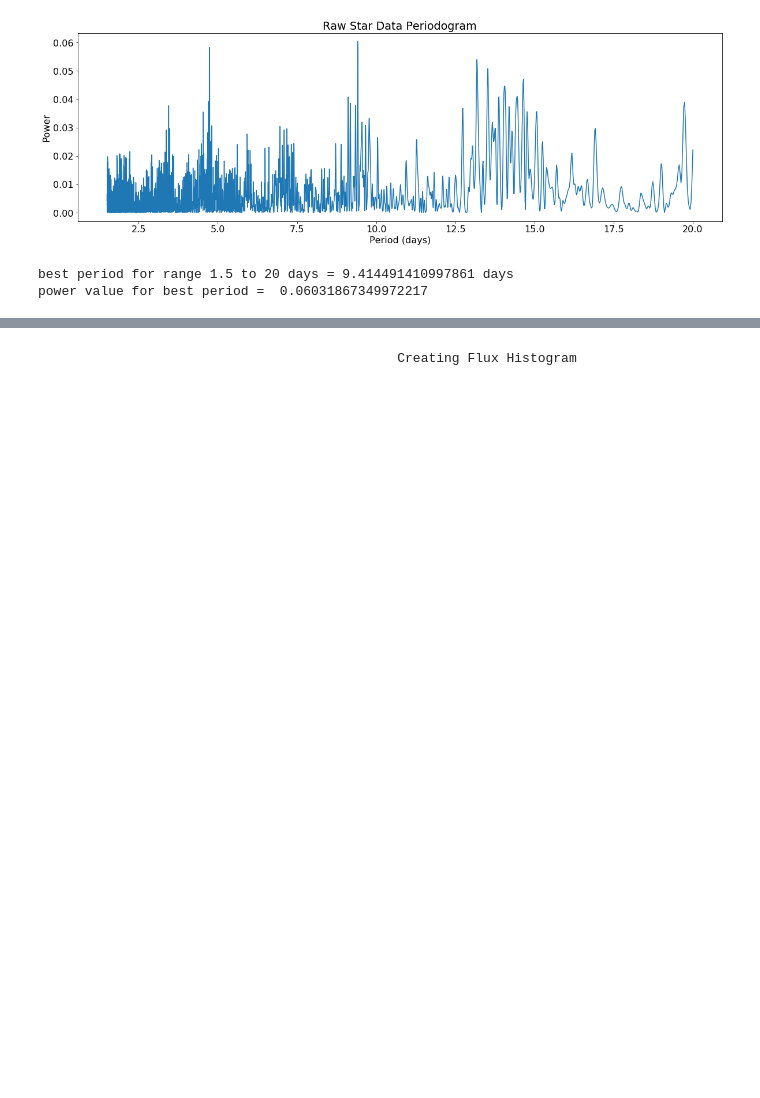
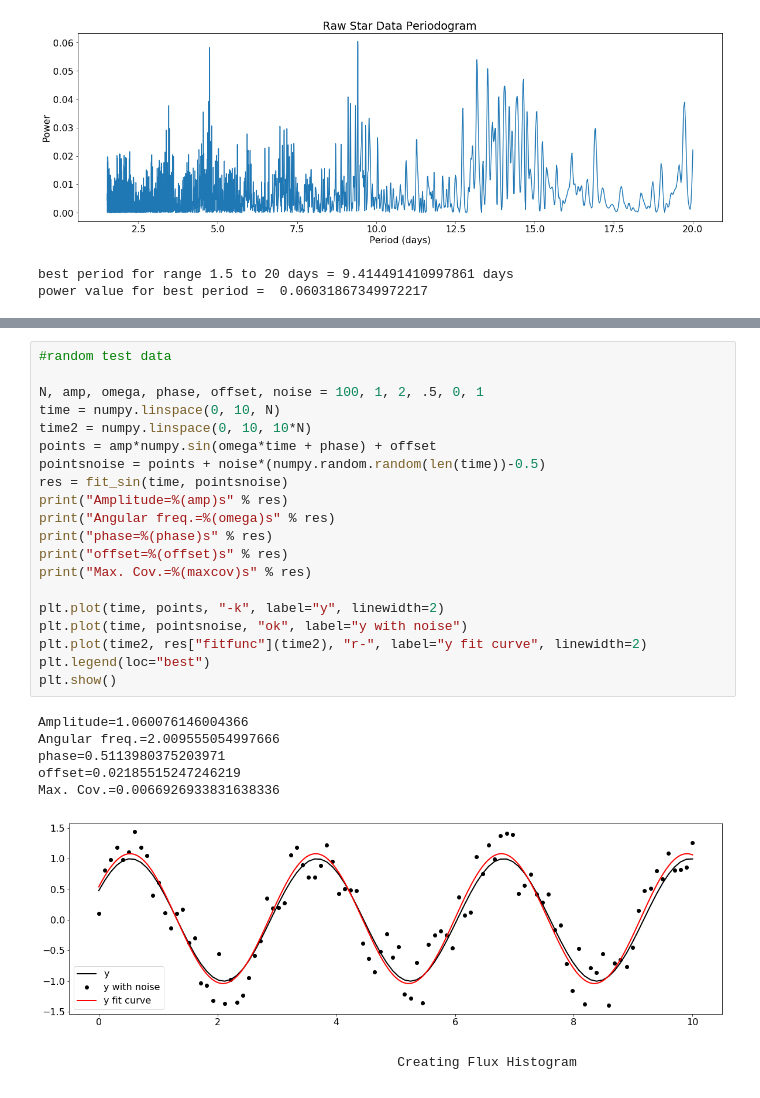
Before and after one commit to joshuapepper/kelt_halo, a Jupyter notebook: old fnAql.ipynb, the cells around one changed output, grey strips where cells are left out. Cells and saved outputs as stored; diff of their text form; blank space fills up the shorter version.

```diff
--- a/old fnAql.ipynb
+++ b/old fnAql.ipynb
@@ -812,3 +796,30 @@ print(full_table)
+# %%
+#random test data
+
+N, amp, omega, phase, offset, noise = 100, 1, 2, .5, 0, 1
+time = numpy.linspace(0, 10, N)
+time2 = numpy.linspace(0, 10, 10*N)
+points = amp*numpy.sin(omega*time + phase) + offset
+pointsnoise = points + noise*(numpy.random.random(len(time))-0.5)
+res = fit_sin(time, pointsnoise)
+print("Amplitude=%(amp)s" % res)
+print("Angular freq.=%(omega)s" % res)
+print("phase=%(phase)s" % res)
+print("offset=%(offset)s" % res)
+print("Max. Cov.=%(maxcov)s" % res)
+
+plt.plot(time, points, "-k", label="y", linewidth=2)
+plt.plot(time, pointsnoise, "ok", label="y with noise")
+plt.plot(time2, res["fitfunc"](time2), "r-", label="y fit curve", linewidth=2)
+plt.legend(loc="best")
+plt.show()
+# %% [output]
+Amplitude=1.060076146004366
+Angular freq.=2.009555054997666
+phase=0.5113980375203971
+offset=0.02185515247246219
+Max. Cov.=0.0066926933831638336
+[figure, added]
 # %% [markdown]
                                                 Creating Flux Histogram
 # %%
```
Also changed, not shown: parts of 13 cells of this notebook.
